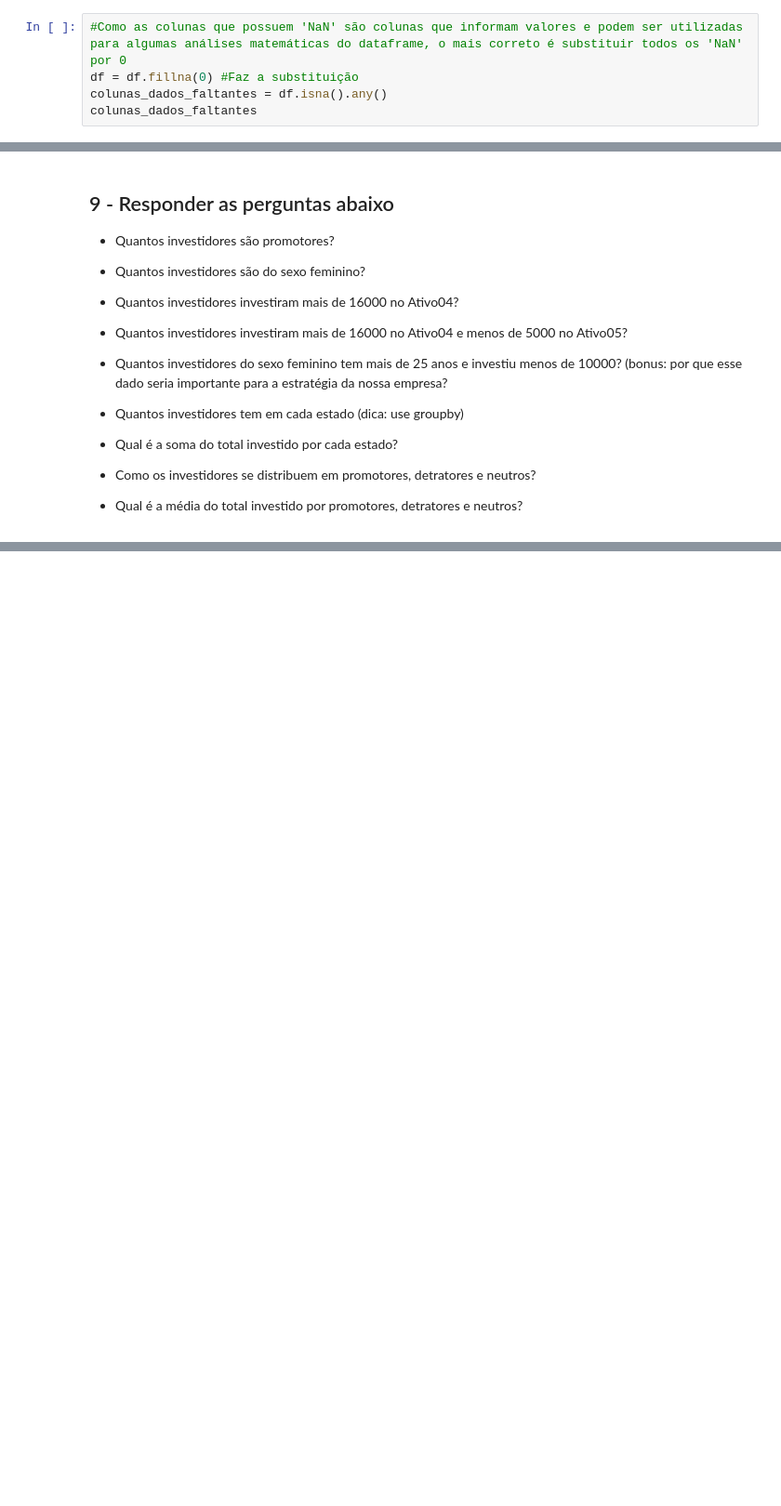
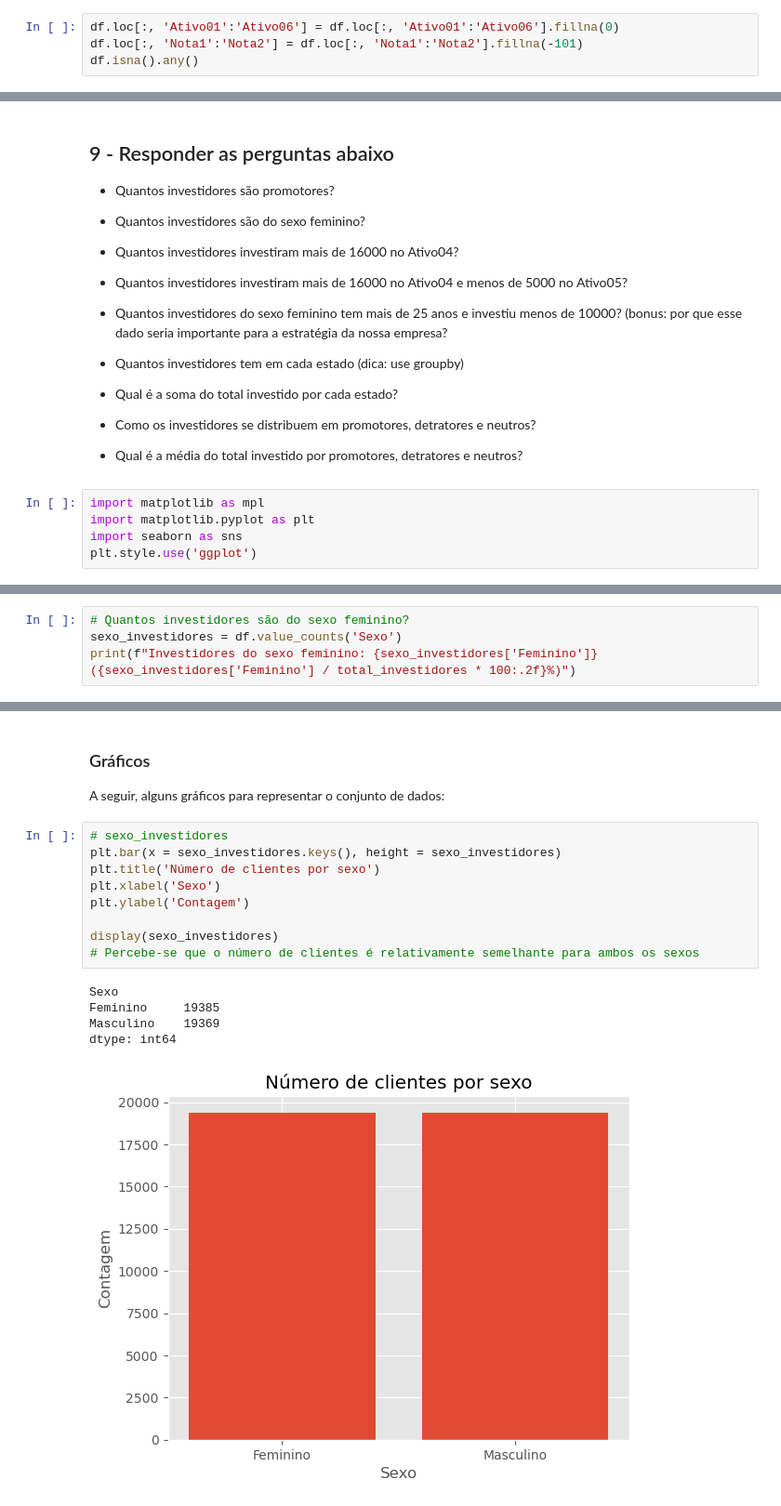
Before and after one commit to vitorccmanso/970-lm-data-tech, a Jupyter notebook: tecnicas_de_programacao_I/projetos/EDA_Pandas/Proj 1 - pandas - notebook.ipynb, the cells around one changed output, grey strips where cells are left out. Shown at 93% size. Saved outputs shown, nothing was run; the diff lists cells and outputs as text; blank space fills up the shorter version.

```diff
--- a/tecnicas_de_programacao_I/projetos/EDA_Pandas/Proj 1 - pandas - notebook.ipynb
+++ b/tecnicas_de_programacao_I/projetos/EDA_Pandas/Proj 1 - pandas - notebook.ipynb
@@ -215,8 +232,7 @@ Nota2          2000         5.16
 # %%
-#Como as colunas que possuem 'NaN' são colunas que informam valores e podem ser utilizadas para algumas análises matemáticas do dataframe, o mais correto é substituir todos os 'NaN' por 0
-df = df.fillna(0) #Faz a substituição
-colunas_dados_faltantes = df.isna().any()
-colunas_dados_faltantes
+df.loc[:, 'Ativo01':'Ativo06'] = df.loc[:, 'Ativo01':'Ativo06'].fillna(0)
+df.loc[:, 'Nota1':'Nota2'] = df.loc[:, 'Nota1':'Nota2'].fillna(-101)
+df.isna().any()
 # %% [output]
 Nome        False
 Sexo        False
@@ -267,3 +423,8 @@ dtype: bool
 - Qual é a soma do total investido por cada estado?
 - Como os investidores se distribuem em promotores, detratores e neutros?
 - Qual é a média do total investido por promotores, detratores e neutros?
+# %%
+import matplotlib as mpl
+import matplotlib.pyplot as plt
+import seaborn as sns
+plt.style.use('ggplot')
@@ -269,0 +447,4 @@ dtype: bool
+# %%
+# Quantos investidores são do sexo feminino?
+sexo_investidores = df.value_counts('Sexo')
+print(f"Investidores do sexo feminino: {sexo_investidores['Feminino']} ({sexo_investidores['Feminino'] / total_investidores * 100:.2f}%)")
@@ -269,0 +543,19 @@ dtype: bool
+# %% [markdown]
+### Gráficos
+
+A seguir, alguns gráficos para representar o conjunto de dados:
+# %%
+# sexo_investidores
+plt.bar(x = sexo_investidores.keys(), height = sexo_investidores)
+plt.title('Número de clientes por sexo')
+plt.xlabel('Sexo')
+plt.ylabel('Contagem')
+
+display(sexo_investidores)
+# Percebe-se que o número de clientes é relativamente semelhante para ambos os sexos
+# %% [output]
+Sexo
+Feminino     19385
+Masculino    19369
+dtype: int64
+[figure, added]
```
Also changed, not shown: parts of 29 cells of this notebook.
